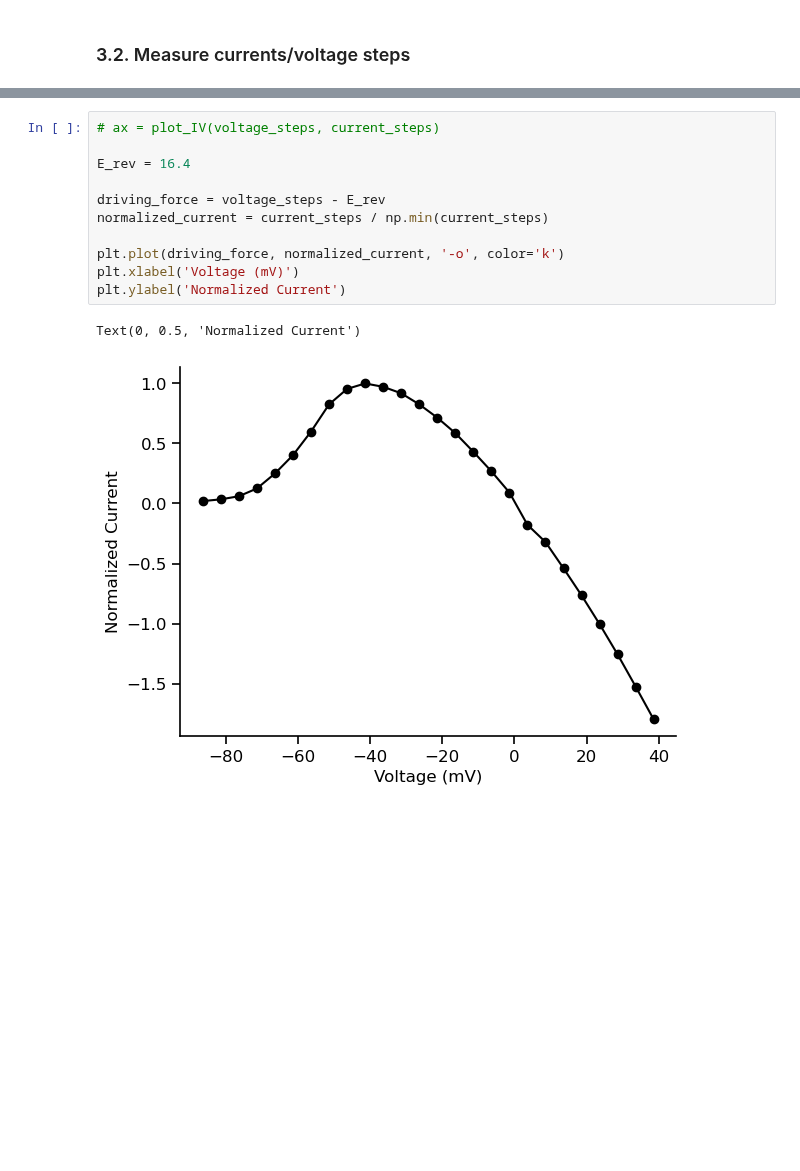
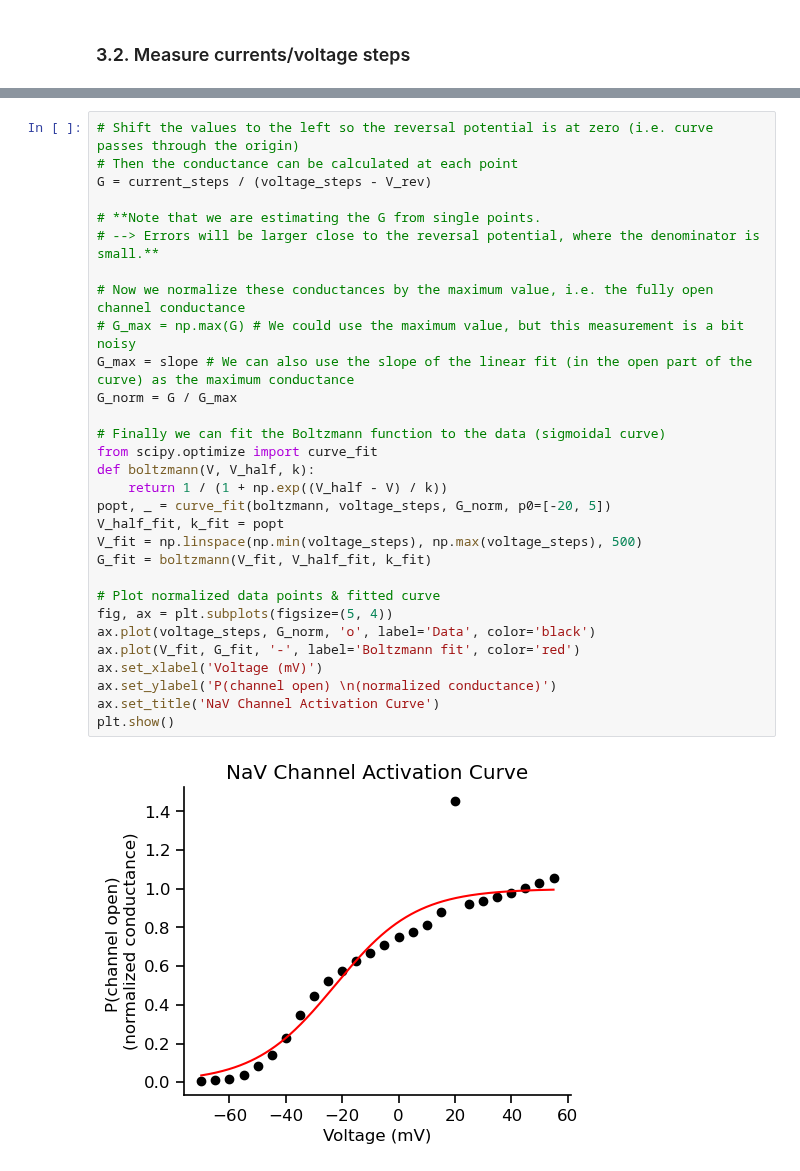
Before and after one commit to argalloni/CSHL_IonChannels2025, a Jupyter notebook: CSHL 1 - Na IVcurve.ipynb, the cells around one changed output, grey strips where cells are left out. Cells and saved outputs as stored; diff of their text form; blank space fills up the shorter version.

Commit message:
added code for Na channel activation

```diff
--- a/CSHL 1 - Na IVcurve.ipynb
+++ b/CSHL 1 - Na IVcurve.ipynb
@@ -156,16 +160,34 @@ Reversal potential: 16.422 mV
 
 <img src="images/Na_IV_activation_analysis.png" width="600">
-# %%
-# ax = plot_IV(voltage_steps, current_steps)
-
-E_rev = 16.4
-
-driving_force = voltage_steps - E_rev
-normalized_current = current_steps / np.min(current_steps)
-
-plt.plot(driving_force, normalized_current, '-o', color='k')
-plt.xlabel('Voltage (mV)')
-plt.ylabel('Normalized Current')
-# %% [output]
-Text(0, 0.5, 'Normalized Current')
-[figure, removed]
+# %%
+# Shift the values to the left so the reversal potential is at zero (i.e. curve passes through the origin)
+# Then the conductance can be calculated at each point
+G = current_steps / (voltage_steps - V_rev)
+
+# **Note that we are estimating the G from single points.
+# --> Errors will be larger close to the reversal potential, where the denominator is small.**
+
+# Now we normalize these conductances by the maximum value, i.e. the fully open channel conductance
+# G_max = np.max(G) # We could use the maximum value, but this measurement is a bit noisy
+G_max = slope # We can also use the slope of the linear fit (in the open part of the curve) as the maximum conductance
+G_norm = G / G_max
+
+# Finally we can fit the Boltzmann function to the data (sigmoidal curve)
+from scipy.optimize import curve_fit
+def boltzmann(V, V_half, k):
+    return 1 / (1 + np.exp((V_half - V) / k))
+popt, _ = curve_fit(boltzmann, voltage_steps, G_norm, p0=[-20, 5])
+V_half_fit, k_fit = popt
+V_fit = np.linspace(np.min(voltage_steps), np.max(voltage_steps), 500)
+G_fit = boltzmann(V_fit, V_half_fit, k_fit)
+
+# Plot normalized data points & fitted curve
+fig, ax = plt.subplots(figsize=(5, 4))
+ax.plot(voltage_steps, G_norm, 'o', label='Data', color='black')
+ax.plot(V_fit, G_fit, '-', label='Boltzmann fit', color='red')
+ax.set_xlabel('Voltage (mV)')
+ax.set_ylabel('P(channel open) \n(normalized conductance)')
+ax.set_title('NaV Channel Activation Curve')
+plt.show()
+# %% [output]
+[figure, added]
```
Also changed, not shown: parts of 4 cells of this notebook.
